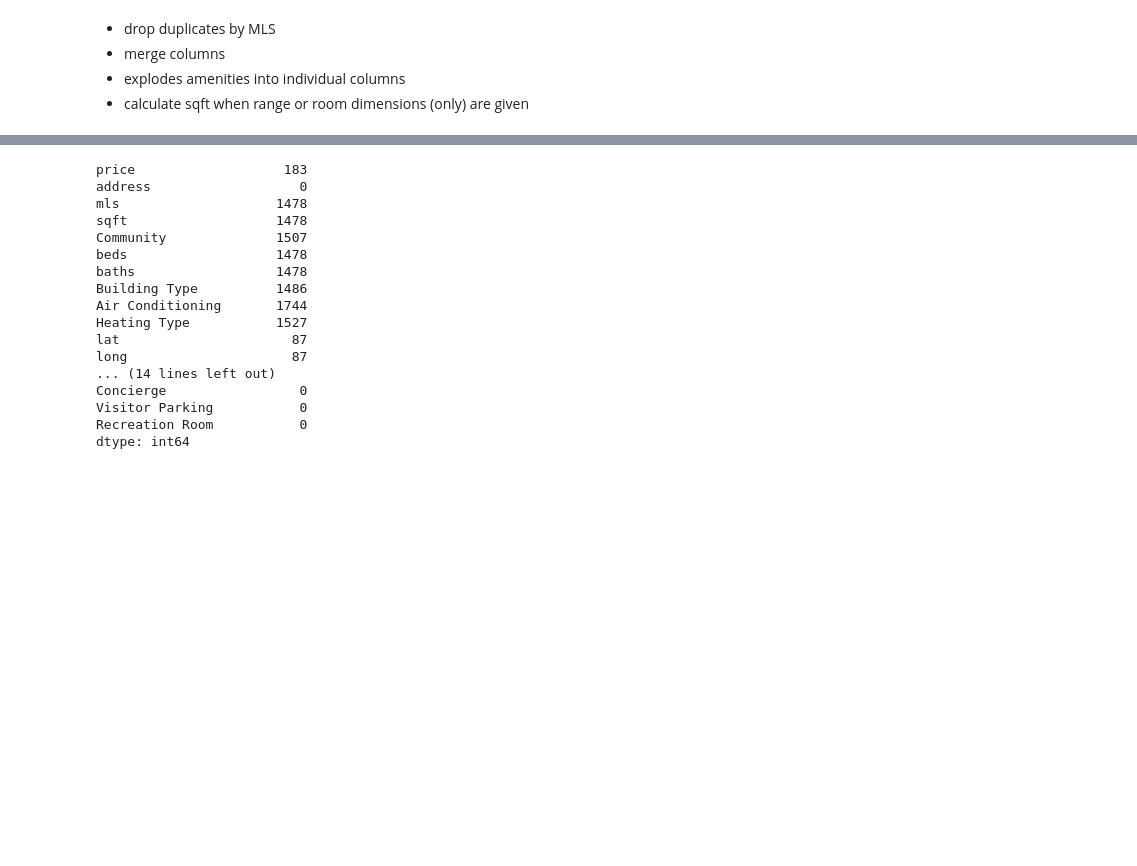
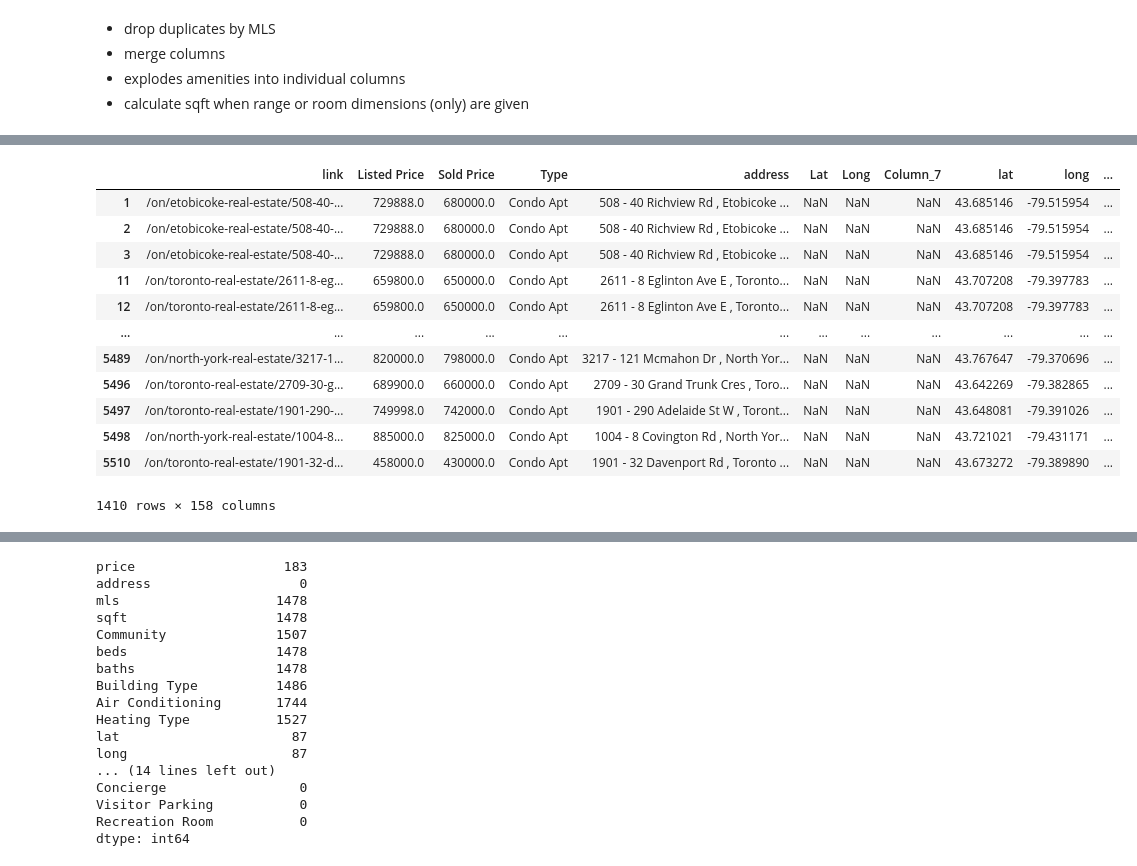
Before and after one commit to sunnyjen/CME358-Final_project, a Jupyter notebook: 2_data_cleaning/Real estate cleaning and merging pipeline.ipynb, the cells around one changed output, grey strips where cells are left out. Drawn from its saved outputs; the diff is of its cells as text; code cells hidden in the pictures; blank space fills up the shorter version.

Commit message:
fixed amenities extraction in the cleaning pipeline for current data

```diff
--- a/2_data_cleaning/Real estate cleaning and merging pipeline.ipynb
+++ b/2_data_cleaning/Real estate cleaning and merging pipeline.ipynb
@@ -468,0 +662,11 @@ merged = merge_real_estate(realtor_cleaned, zolo_cleaned, house_sigma_cleaned)
+# %%
+house_sigma_cleaned['Amenities:'] = house_sigma_cleaned.apply(
+    lambda row: (
+        (str(row['Amenities:']) + ", Pool") if (
+            pd.notna(row['Pool:']) or
+            (isinstance(row['description 1'], str) and 'pool' in row['description 1'].lower()) or
+            (isinstance(row['description 2'], str) and 'pool' in row['description 2'].lower())
+        ) else row['Amenities:']
+    ),
+    axis=1
+)
@@ -469,2 +688,18 @@ merged = merge_real_estate(realtor_cleaned, zolo_cleaned, house_sigma_cleaned)
+# %%
+house_sigma_cleaned[house_sigma_cleaned["Amenities:"].str.contains("Pool", na=False)]
+# %% [output]
+|  | link | Listed Price | Sold Price | Type | address | Lat | Long | Column_7 | lat | long | ... |
+| 1 | /on/etobicoke-real-estate/508-40-... | 729888.0 | 680000.0 | Condo Apt | 508 - 40 Richview Rd , Etobicoke ... | NaN | NaN | NaN | 43.685146 | -79.515954 | ... |
+| 2 | /on/etobicoke-real-estate/508-40-... | 729888.0 | 680000.0 | Condo Apt | 508 - 40 Richview Rd , Etobicoke ... | NaN | NaN | NaN | 43.685146 | -79.515954 | ... |
+| 3 | /on/etobicoke-real-estate/508-40-... | 729888.0 | 680000.0 | Condo Apt | 508 - 40 Richview Rd , Etobicoke ... | NaN | NaN | NaN | 43.685146 | -79.515954 | ... |
+| 11 | /on/toronto-real-estate/2611-8-eg... | 659800.0 | 650000.0 | Condo Apt | 2611 - 8 Eglinton Ave E , Toronto... | NaN | NaN | NaN | 43.707208 | -79.397783 | ... |
+| 12 | /on/toronto-real-estate/2611-8-eg... | 659800.0 | 650000.0 | Condo Apt | 2611 - 8 Eglinton Ave E , Toronto... | NaN | NaN | NaN | 43.707208 | -79.397783 | ... |
+| ... | ... | ... | ... | ... | ... | ... | ... | ... | ... | ... | ... |
+| 5489 | /on/north-york-real-estate/3217-1... | 820000.0 | 798000.0 | Condo Apt | 3217 - 121 Mcmahon Dr , North Yor... | NaN | NaN | NaN | 43.767647 | -79.370696 | ... |
+| 5496 | /on/toronto-real-estate/2709-30-g... | 689900.0 | 660000.0 | Condo Apt | 2709 - 30 Grand Trunk Cres , Toro... | NaN | NaN | NaN | 43.642269 | -79.382865 | ... |
+| 5497 | /on/toronto-real-estate/1901-290-... | 749998.0 | 742000.0 | Condo Apt | 1901 - 290 Adelaide St W , Toront... | NaN | NaN | NaN | 43.648081 | -79.391026 | ... |
+| 5498 | /on/north-york-real-estate/1004-8... | 885000.0 | 825000.0 | Condo Apt | 1004 - 8 Covington Rd , North Yor... | NaN | NaN | NaN | 43.721021 | -79.431171 | ... |
+| 5510 | /on/toronto-real-estate/1901-32-d... | 458000.0 | 430000.0 | Condo Apt | 1901 - 32 Davenport Rd , Toronto ... | NaN | NaN | NaN | 43.673272 | -79.389890 | ... |
+1410 rows × 158 columns
 # %%
 merged = merged.drop(columns=[""])
```
Also changed, not shown: parts of 12 cells of this notebook.
